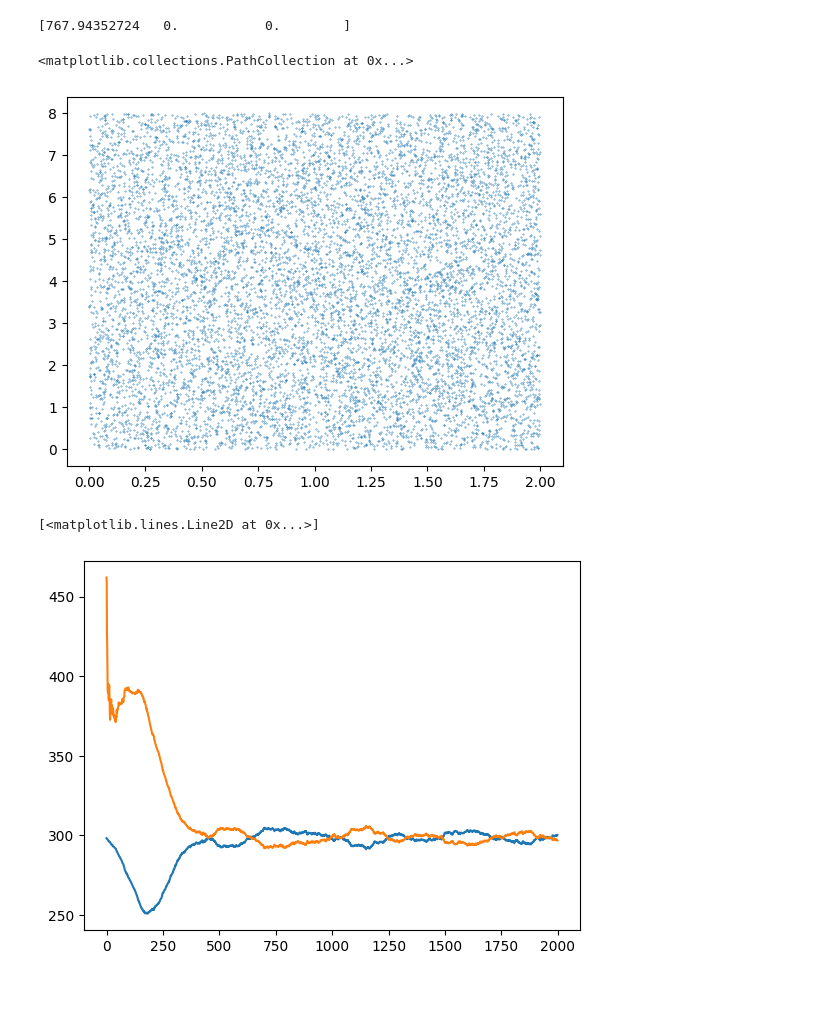
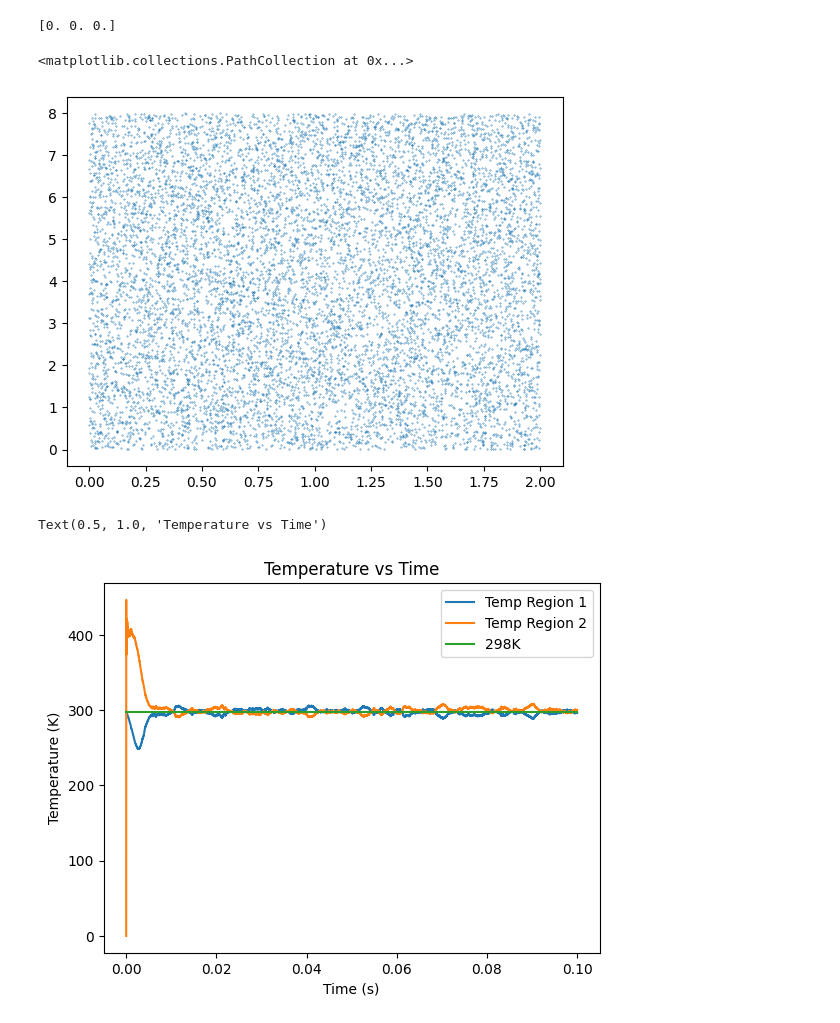
Before and after one commit to 9385960/Stat_Mech, a Jupyter notebook: zoom_coding.ipynb, the cells around one changed output. Drawn from its saved outputs; the diff is of its cells as text; code cells hidden in the pictures; blank space fills up the shorter version.

```diff
--- a/zoom_coding.ipynb
+++ b/zoom_coding.ipynb
@@ -6,7 +6,7 @@ from stats import MetropolisHastings
 particle_number = 10000
 bounds = [2, 3, 4]
 kb = 1.38e-23
-mass = 9e-28
+mass = 1.67e-27
 T = 298
 dx = 5000
 # %%
@@ -62,7 +62,7 @@ velocities = np.asarray(velocities)
 
 print(velocities[:,0])
 # %% [output]
-[767.94352724   0.           0.        ]
+[0. 0. 0.]
 # %%
 def take_time_step(positions, velocities, dt):
 	for i in range(particle_number):
@@ -77,9 +77,30 @@ energies_region2 = []
 times = []
 # %%
 dt = 1e-5
-final_time = 0.02
+final_time = 0.1
 number_of_steps = int(final_time/dt)
 bounds[2] = 8
+energy1 = 0
+energy2 = 0
+num_energy1 = 0
+num_energy2 = 0
+for particle in range(particle_number):
+	position = positions[:,particle]
+	velocity = velocities[:,particle]
+	pe = 0.5 * mass * np.linalg.norm(velocity)**2
+	if position[2] > 4:
+		energy2 += pe
+		num_energy2 += 1
+	else:
+		energy1 += pe
+		num_energy1 += 1
+times.append(0)
+if num_energy1 != 0:
+	energy1 = energy1/num_energy1
+if num_energy2 != 0:
+	energy2 = energy2/num_energy2
+energies_region1.append(energy1)
+energies_region2.append(energy2)
 for i in range(number_of_steps):
 	energy1 = 0
 	energy2 = 0
@@ -100,7 +121,7 @@ for i in range(number_of_steps):
 		new_positions[:,particle] = clamped_xs
 		velocities[:,particle] = clamped_vs
 	positions = new_positions
-	times.append(i*dt)
+	times.append((i+1)*dt)
 	if num_energy1 != 0:
 		energy1 = energy1/num_energy1
 	if num_energy2 != 0:
@@ -113,10 +134,15 @@ zs = positions[2,:]
 plt.scatter(xs,zs,s = 0.1)
 # %% [output]
 <matplotlib.collections.PathCollection at 0x...>
-[figure, old version]
+[figure, new version]
 # %%
-plt.plot(2/3*np.asarray(energies_region1)/kb)
-plt.plot(2/3*np.asarray(energies_region2)/kb)
+plt.plot(times,2/3*np.asarray(energies_region1)/kb, label="Temp Region 1")
+plt.plot(times,2/3*np.asarray(energies_region2)/kb,label="Temp Region 2")
+plt.plot([0,0.1],[298,298],label="298K")
+plt.xlabel("Time (s)")
+plt.ylabel("Temperature (K)")
+plt.legend()
+plt.title("Temperature vs Time")
 # %% [output]
-[<matplotlib.lines.Line2D at 0x...>]
+Text(0.5, 1.0, 'Temperature vs Time')
-[figure, old version]
+[figure, new version]
```
Also changed, not shown: parts of 2 cells of this notebook, 9 other files.
